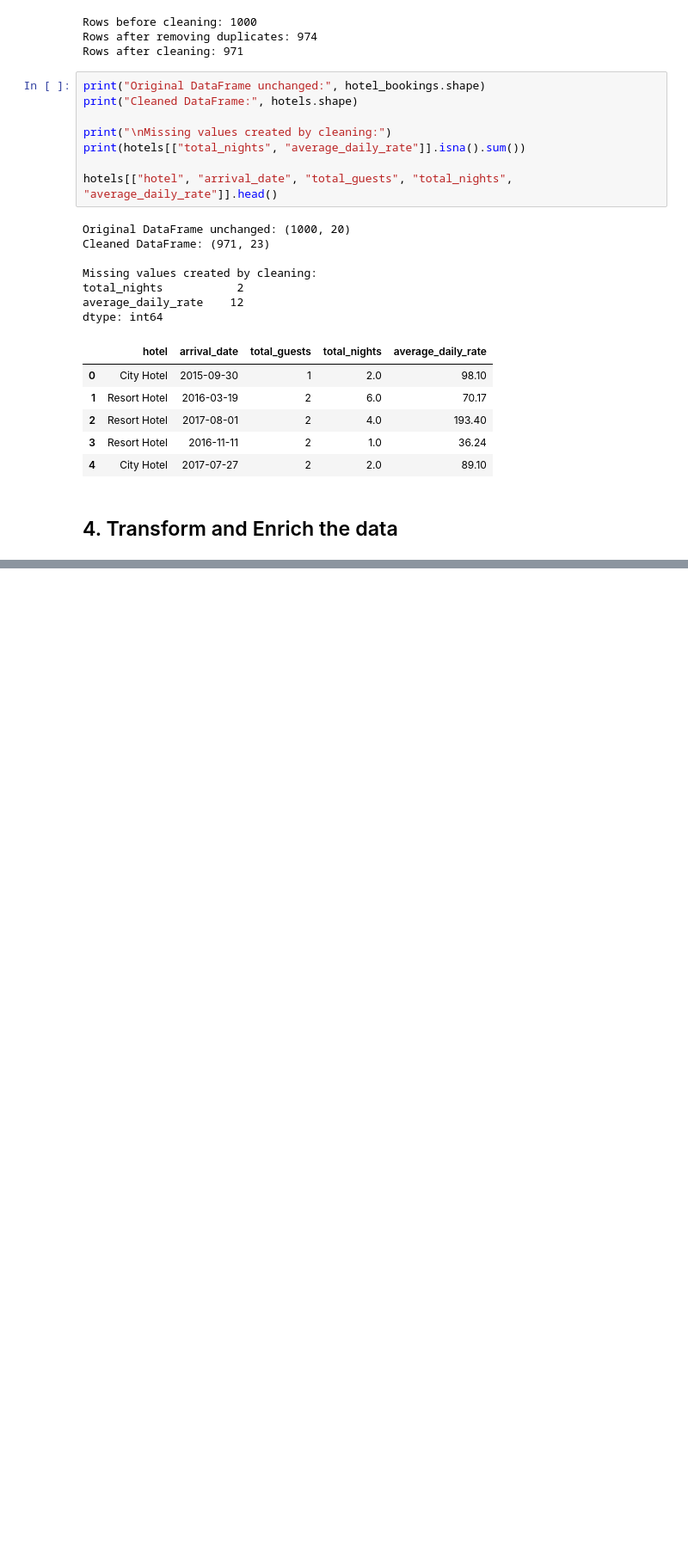
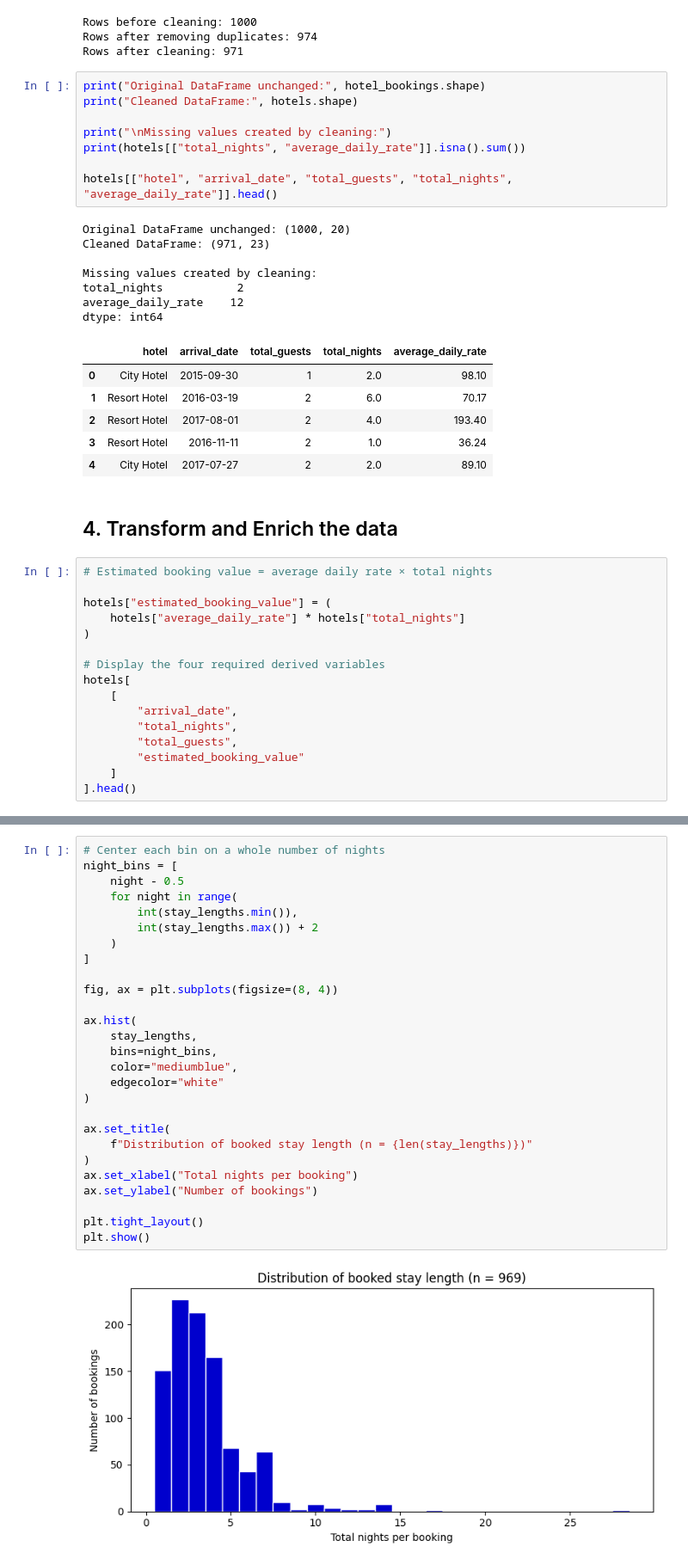
Before and after one commit to irubycampana/Hotel-Bookings, a Jupyter notebook: Group Project/HotelBooking.ipynb, the cells around one changed output, grey strips where cells are left out. Shown at 86% size. Saved outputs shown, nothing was run; the diff lists cells and outputs as text; blank space fills up the shorter version.

```diff
--- a/Group Project/HotelBooking.ipynb
+++ b/Group Project/HotelBooking.ipynb
@@ -406,3 +407,19 @@ dtype: int64
 | 4 | City Hotel | 2017-07-27 | 2 | 2.0 | 89.10 |
 # %% [markdown]
 ## 4. Transform and Enrich the data
+# %%
+# Estimated booking value = average daily rate × total nights
+
+hotels["estimated_booking_value"] = (
+    hotels["average_daily_rate"] * hotels["total_nights"]
+)
+
+# Display the four required derived variables
+hotels[
+    [
+        "arrival_date",
+        "total_nights",
+        "total_guests",
+        "estimated_booking_value"
+    ]
+].head()
@@ -408,0 +618,29 @@ dtype: int64
+# %%
+# Center each bin on a whole number of nights
+night_bins = [
+    night - 0.5
+    for night in range(
+        int(stay_lengths.min()),
+        int(stay_lengths.max()) + 2
+    )
+]
+
+fig, ax = plt.subplots(figsize=(8, 4))
+
+ax.hist(
+    stay_lengths,
+    bins=night_bins,
+    color="mediumblue",
+    edgecolor="white"
+)
+
+ax.set_title(
+    f"Distribution of booked stay length (n = {len(stay_lengths)})"
+)
+ax.set_xlabel("Total nights per booking")
+ax.set_ylabel("Number of bookings")
+
+plt.tight_layout()
+plt.show()
+# %% [output]
+[figure, added]
```
Also changed, not shown: parts of 46 cells of this notebook.
